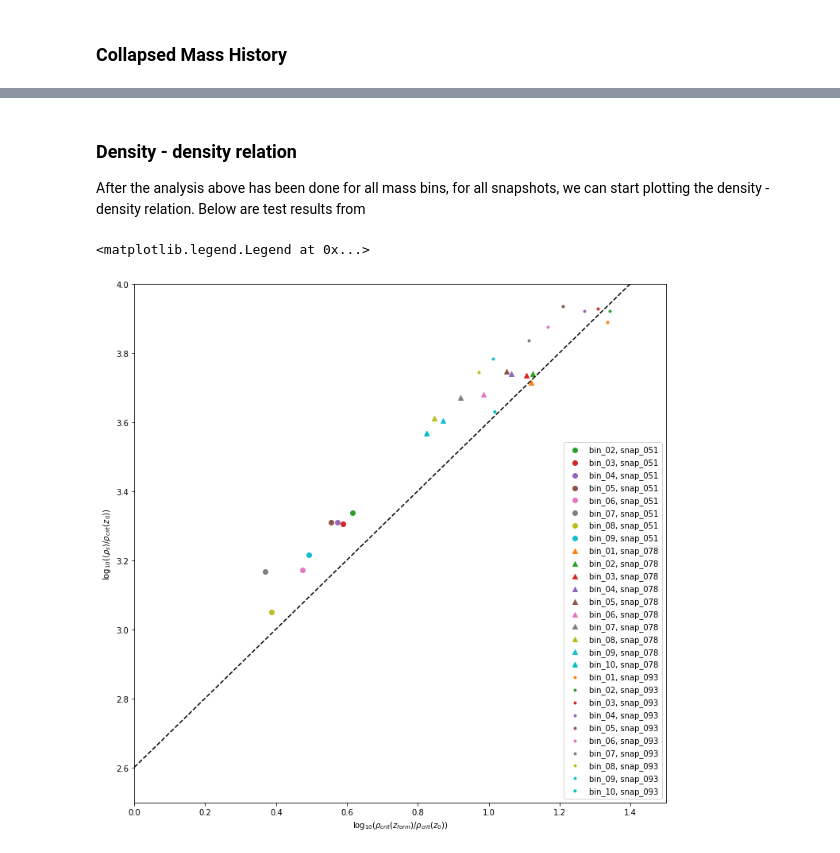
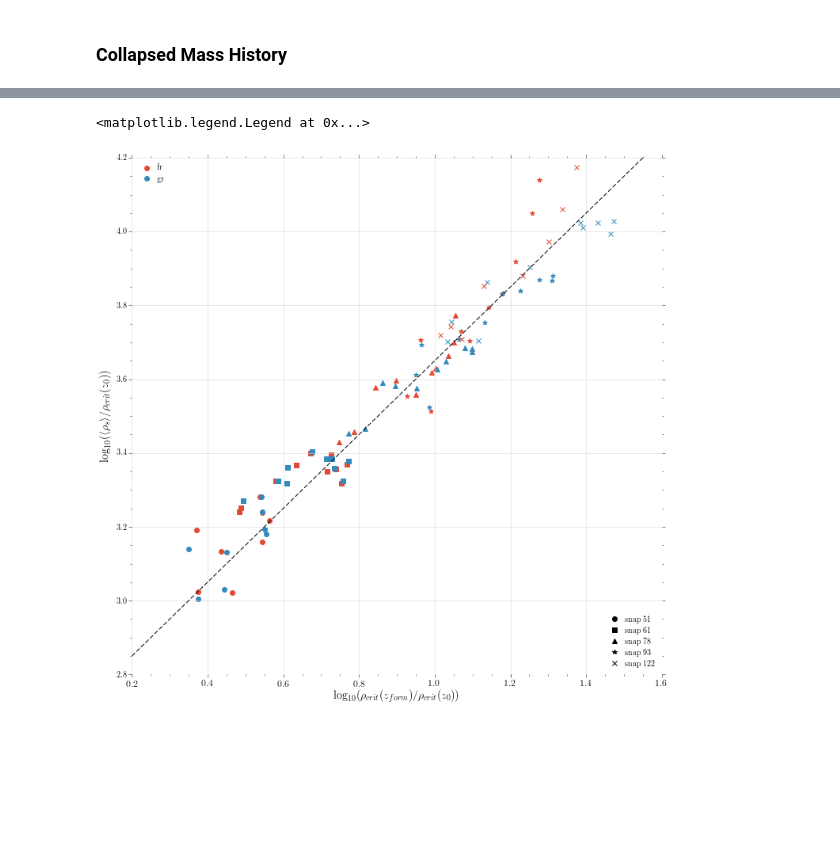
Before and after one commit to oleskiewicz/hbtp, a Jupyter notebook: notebook.ipynb, the cells around one changed output, grey strips where cells are left out. Drawn from its saved outputs; the diff is of its cells as text; code cells hidden in the pictures; blank space fills up the shorter version.

```diff
--- a/notebook.ipynb
+++ b/notebook.ipynb
@@ -173,37 +152,36 @@ plt.legend()
-# %% [markdown]
-### Density - density relation
-
-After the analysis above has been done for all mass bins, for all snapshots, we can start plotting the density - density relation. Below are test results from
 # %%
-ds = np.genfromtxt('./output/hbtp/rhof_rhos.csv', delimiter=',', dtype=np.dtype([\
+ds = {g: np.genfromtxt('/gpfs/data/dc-oles1/merger_trees/output/%s/rhof_rhos.csv'%g,\
+    delimiter=',', skip_header=1, dtype=np.dtype([\
     ('snap',int),\
     ('bin',int),\
     ('rho_f',float),\
     ('rho_s',float),\
-]))
-# ds = ds[ds['snap'] == snap]
+])) for g in ['gr', 'fr']}
-# %%
-for d in ds[ds['snap'] == 51]:
-    plt.scatter(d['rho_f'], d['rho_s'],\
-        color='C%d'%d['bin'], marker='o',\
-#         label='%.2f...%.2f'%(bin_edges[int(d['bin'])-1],bin_edges[int(d['bin'])]))
-        label='bin_%02d, snap_051'%(int(d['bin'])))
-for d in ds[ds['snap'] == 78]:
-    plt.scatter(d['rho_f'], d['rho_s'],\
-        color='C%d'%d['bin'], marker='^',\
-        label='bin_%02d, snap_078'%(int(d['bin'])))
-for d in ds[ds['snap'] == 93]:
-    plt.scatter(d['rho_f'], d['rho_s'],\
-        color='C%d'%d['bin'], marker='.',\
-#         label='%.2f...%.2f'%(bin_edges[int(d['bin'])-1],bin_edges[int(d['bin'])]))
-        label='bin_%02d, snap_093'%(int(d['bin'])))
-plt.plot(np.linspace(0.0, 1.5), np.log10(400)+np.linspace(0.0, 1.5), 'k--')
-
-plt.xlabel(r'$\log_{10}(\rho_{crit}(z_{form})/\rho_{crit}(z_0))$')
-plt.ylabel(r'$\log_{10}(\langle\rho_{s}\rangle/\rho_{crit}(z_0))$')
-plt.xlim((0.0, 1.5))
-plt.ylim((2.5,4.0))
-plt.legend(loc='lower right')
-# %% [output]
-<matplotlib.legend.Legend at 0x...>
-[figure, removed]
+# %%
+markers = [['o', None], ['s', None], ['^', None], ['*', None], ['x', None]]
+colours = [['C0', None], ['C1', None]]
+
+for i,snap in enumerate(np.unique(ds['gr']['snap'])):
+    for j,g in enumerate(ds):
+        for d in ds[g][ds[g]['snap'] == snap]:
+            plt.scatter(d['rho_f'], d['rho_s'],\
+                color=colours[j][0], marker=markers[i][0])
+            markers[i][1] = plt.Line2D([], [], label='snap %d'%snap,\
+                color='k', marker=markers[i][0], linestyle='')
+        colours[j][1] = plt.Line2D([], [], label=g,\
+            color=colours[j][0], marker='o', linestyle='')
+# colours[1][1] = plt.Line2D([], [], label='f(R)',\
+#     color=colours[0], linestyle='')
+
+plt.plot(np.linspace(0.2, 1.6), 2.65+np.linspace(0.2, 1.6), 'k--')
+plt.xlabel(r'$\log_{10}(\rho_{crit}(z_{form})/\rho_{crit}(z_0))$')
+plt.ylabel(r'$\log_{10}(\langle\rho_{s}\rangle/\rho_{crit}(z_0))$')
+plt.xlim((0.2, 1.6))
+plt.ylim((2.8, 4.2))
+
+l1 = plt.legend(handles=[markers[i][1] for i in range(len(markers))], loc='lower right')
+l2 = plt.legend(handles=[colours[j][1] for j in range(len(colours))], loc='upper left')
+plt.gca().add_artist(l1)
+# %% [output]
+<matplotlib.legend.Legend at 0x...>
+[figure, added]
```
Also changed, not shown: parts of 18 cells of this notebook, 13 other files.
